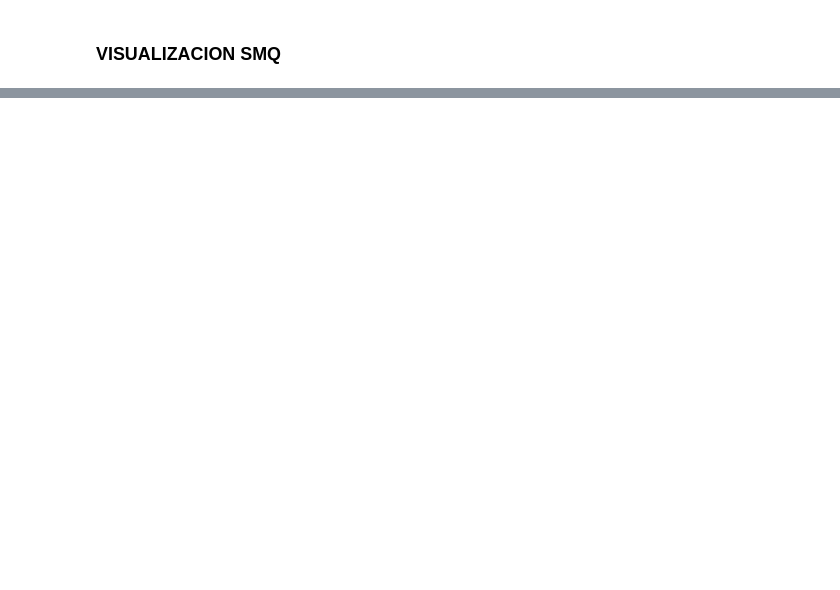
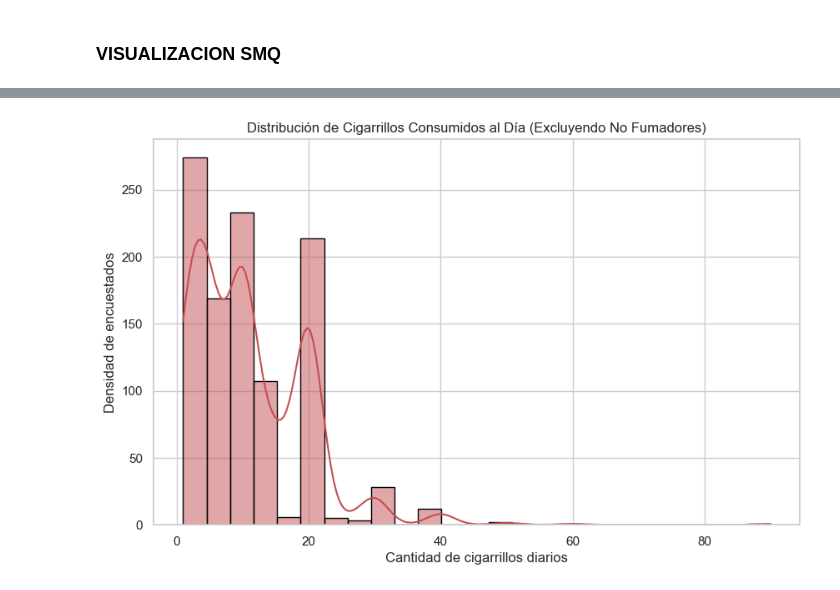
Before and after one commit to salva1984/kokoa-analisis-salud-mental, a Jupyter notebook: notebooks/06-analisis-G3.ipynb, the cells around one changed output, grey strips where cells are left out. Cells and saved outputs as stored; diff of their text form; code cells hidden in the pictures; blank space fills up the shorter version.

```diff
--- a/notebooks/06-analisis-G3.ipynb
+++ b/notebooks/06-analisis-G3.ipynb
@@ -30,0 +48,13 @@ smq = pd.read_csv("../data/processed/smq_limpio.csv")
+# %%
+plt.figure(figsize=(10, 6))
+
+# Filtramos a los que fuman > 0 cigarrillos para evitar el pico artificial
+fumadores_activos = smq[smq['SMD650'] > 0]
+
+sns.histplot(fumadores_activos['SMD650'], bins=25, kde=True, color='#C44E52', edgecolor='black')
+plt.title('Distribución de Cigarrillos Consumidos al Día (Excluyendo No Fumadores)')
+plt.xlabel('Cantidad de cigarrillos diarios')
+plt.ylabel('Densidad de encuestados')
+plt.show()
+# %% [output]
+[figure, added]
```
Also changed, not shown: parts of 24 cells of this notebook.
